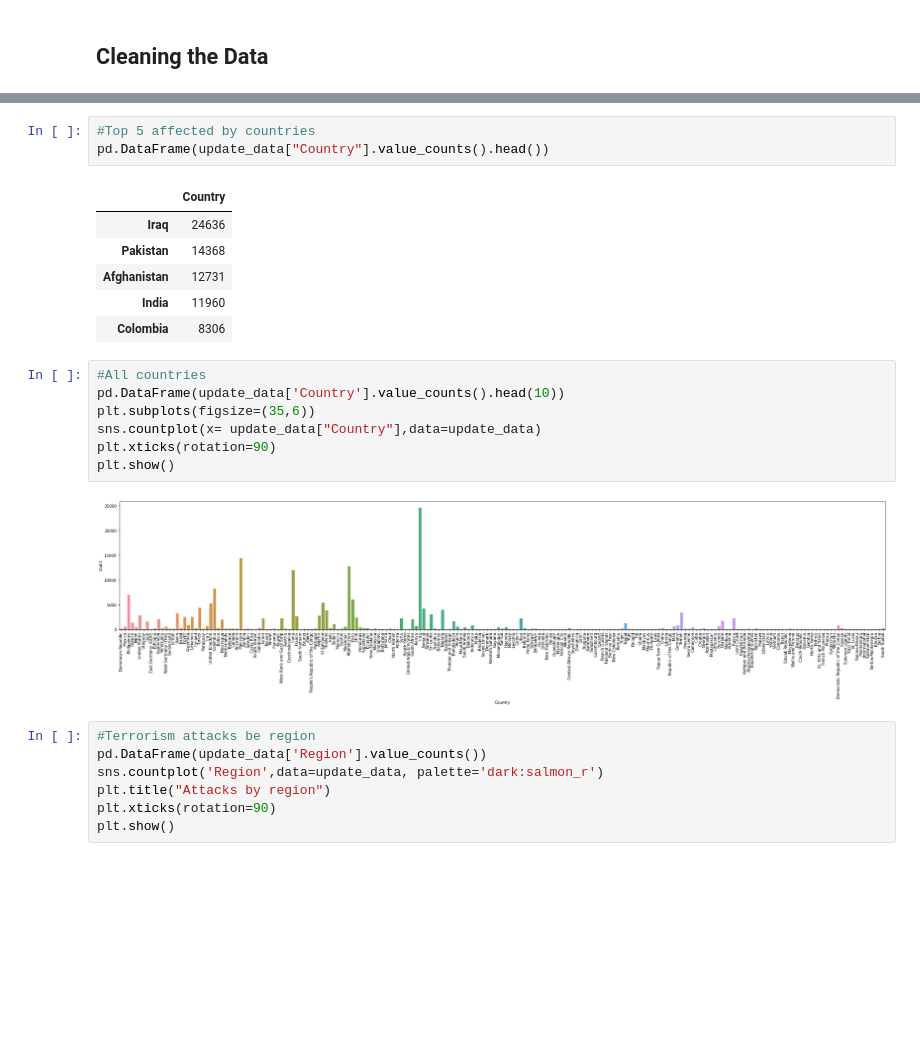
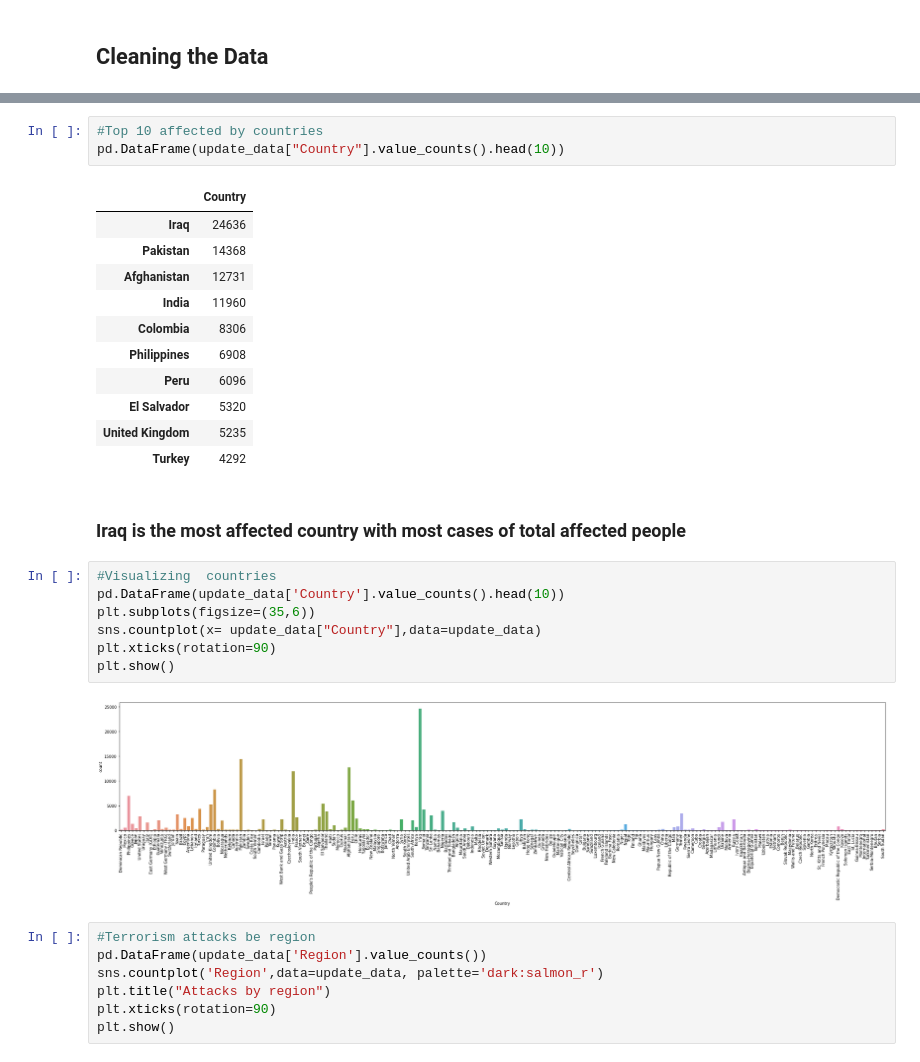
Before and after one commit to Sumit3301/EDA-on-Terrorism, a Jupyter notebook: EDA_Terrorism.ipynb, the cells around one changed output, grey strips where cells are left out. Cells and saved outputs as stored; diff of their text form; blank space fills up the shorter version.

```diff
--- a/EDA_Terrorism.ipynb
+++ b/EDA_Terrorism.ipynb
@@ -73,15 +109,22 @@ dtype: int64
 # %%
-#Top 5 affected by countries
-pd.DataFrame(update_data["Country"].value_counts().head())
+#Top 10 affected by countries
+pd.DataFrame(update_data["Country"].value_counts().head(10))
 # %% [output]
 |  | Country |
 | Iraq | 24636 |
 | Pakistan | 14368 |
 | Afghanistan | 12731 |
 | India | 11960 |
 | Colombia | 8306 |
+| Philippines | 6908 |
+| Peru | 6096 |
+| El Salvador | 5320 |
+| United Kingdom | 5235 |
+| Turkey | 4292 |
+# %% [markdown]
+### Iraq is the most affected country with most cases of total affected people
 # %%
-#All countries
+#Visualizing  countries
 pd.DataFrame(update_data['Country'].value_counts().head(10))
 plt.subplots(figsize=(35,6))
 sns.countplot(x= update_data["Country"],data=update_data)
```
Also changed, not shown: parts of 14 cells of this notebook, 2 other files.
